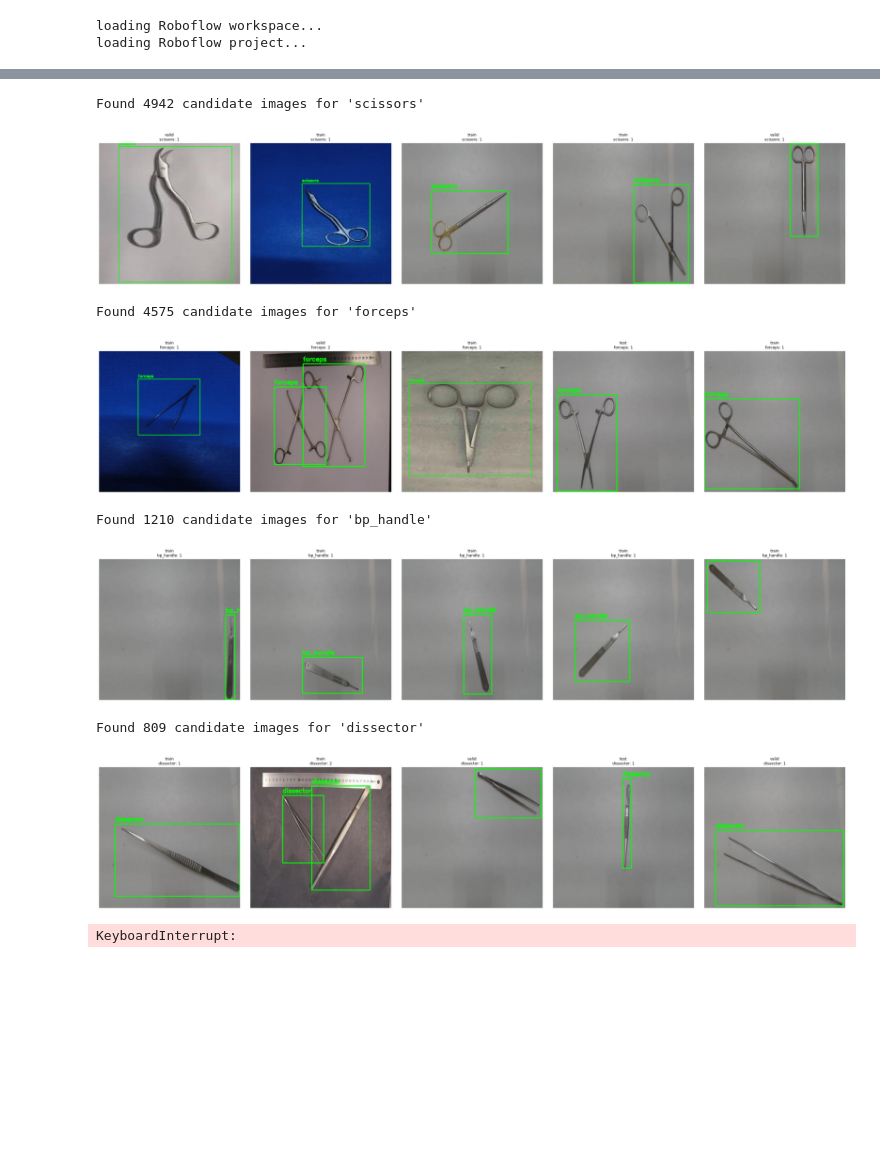
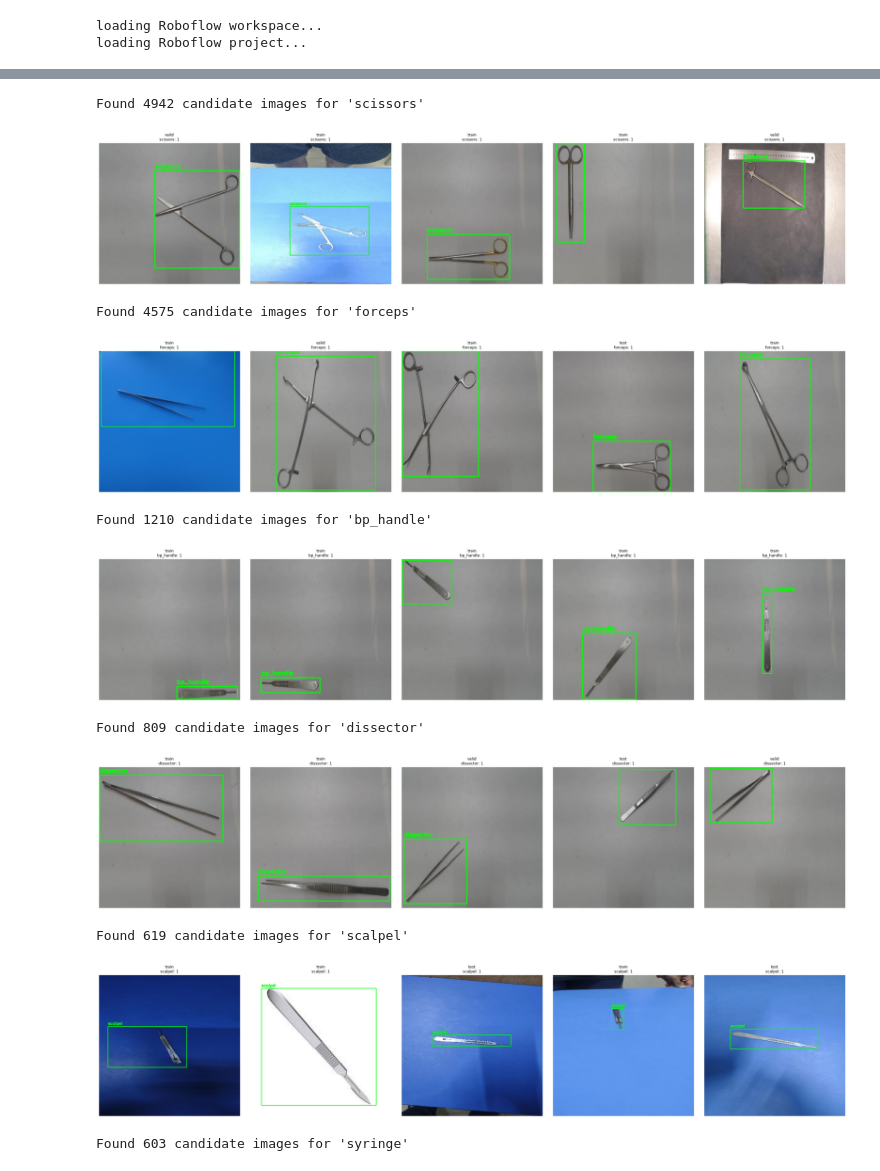
Before and after one commit to Cheddar629/MDP-stryker-cv, a Jupyter notebook: YOLO26_Final.ipynb, the cells around one changed output, grey strips where cells are left out. Saved outputs shown, nothing was run; the diff lists cells and outputs as text; code cells hidden in the pictures; blank space fills up the shorter version.

```diff
--- a/YOLO26_Final.ipynb
+++ b/YOLO26_Final.ipynb
@@ -291,7 +286,7 @@ from collections import Counter
 # --- Configuration ---
 DS1 = Path(path1)
 DS2 = Path(path2)
-OUT = Path("/content/drive/MyDrive/d1d2_stratified")
+OUT = Path("d1d2_stratified")
 
 if OUT.exists():
     shutil.rmtree(OUT)
@@ -562,39 +557,41 @@ def show_random_images_for_class(dataset_path, class_id_to_name, target_class_na
     if not candidates:
         return
 
     chosen = random.sample(candidates, min(n, len(candidates)))
     fig, axes = plt.subplots(1, len(chosen), figsize=(5 * len(chosen), 5))
     if len(chosen) == 1:
         axes = [axes]
 
     for ax, (img_path, label_path, split, target_count, classes_present) in zip(axes, chosen):
         img = cv2.imread(img_path)
         img = cv2.cvtColor(img, cv2.COLOR_BGR2RGB)
         anns = parse_yolo_label(label_path)
         img = draw_target_class_boxes(img, anns, target_class_id, class_id_to_name)
 
         other_classes = [class_id_to_name[c] for c in classes_present if c != target_class_id]
 
         title = f"{split}\n{target_class_name}: {target_count}"
         if other_classes:
             title += f"\n+ {', '.join(other_classes)}"
 
         ax.imshow(img)
         ax.axis("off")
         ax.set_title(title, fontsize=9)
 
     plt.tight_layout()
     plt.show()
 
 for class_name in class_id_to_name.values():
-    show_random_images_for_class("/content/drive/MyDrive/d1d2_stratified", class_id_to_name, class_name, n=5)
+    show_random_images_for_class("d1d2_stratified", class_id_to_name, class_name, n=5)
 # %% [output]
 Found 4942 candidate images for 'scissors'
-[figure, old version]
+[figure, new version]
 Found 4575 candidate images for 'forceps'
-[figure, old version]
+[figure, new version]
 Found 1210 candidate images for 'bp_handle'
-[figure, old version]
+[figure, new version]
 Found 809 candidate images for 'dissector'
-[figure, old version]
+[figure, new version]
-KeyboardInterrupt:
+Found 619 candidate images for 'scalpel'
+[figure, added]
+Found 603 candidate images for 'syringe'
```
Also changed, not shown: parts of 10 cells of this notebook, 3 other files.
